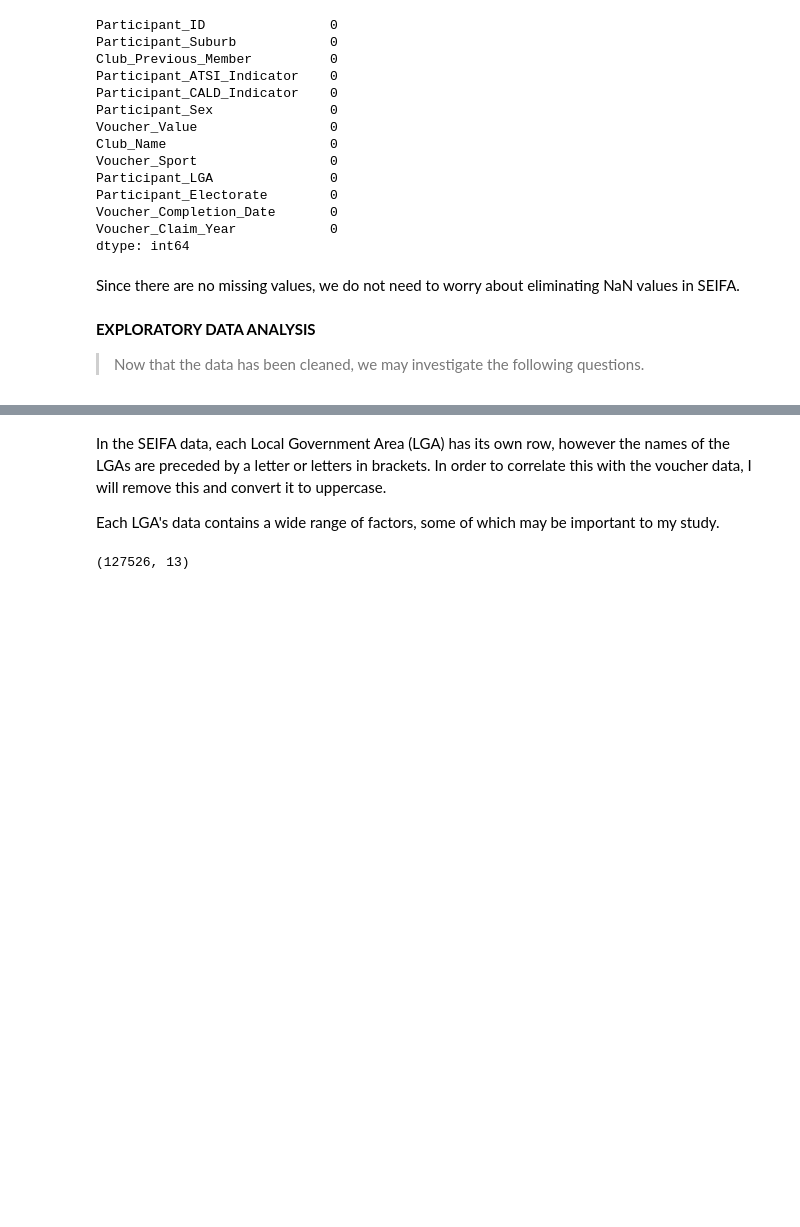
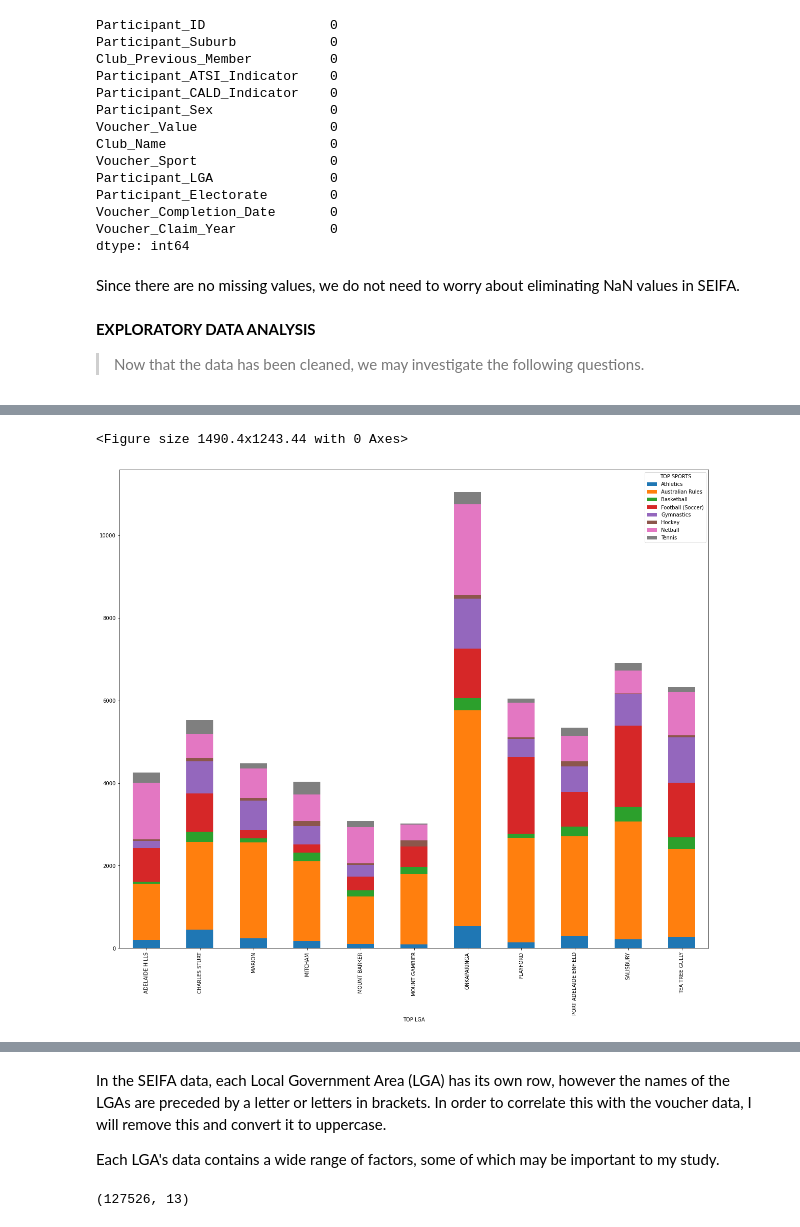
Before and after one commit to MQCOMP2200-S2-2021/data-science-portfolio-avagardiner, a Jupyter notebook: Portfolio 2.ipynb, the cells around one changed output, grey strips where cells are left out. Drawn from its saved outputs; the diff is of its cells as text; code cells hidden in the pictures; blank space fills up the shorter version.

```diff
--- a/Portfolio 2.ipynb
+++ b/Portfolio 2.ipynb
@@ -181,0 +278,23 @@ Since there are no missing values, we do not need to worry about eliminating NaN
+# %%
+Top_Sport = ['Australian Rules', 'Netball','Football (Soccer)','Gymnastics','Basketball','Athletics','Tennis','Hockey']
+Top_LGA = ['ONKAPARINGA','SALISBURY','TEA TREE GULLY','PLAYFORD','CHARLES STURT','PORT ADELAIDE ENFIELD','MARION','ADELAIDE HILLS' ,'MITCHAM' ,'MOUNT BARKER','MOUNT GAMBIER'   ]
+
+# selecting rows based on condition
+filter_data = sa_vouchers[sa_vouchers['Voucher_Sport'].isin(Top_Sport)]
+filter_data = filter_data[filter_data['Participant_LGA'].isin(Top_LGA)]
+# %%
+# Change the size
+plt.figure(figsize=(20.7,17.27))
+# Plot Figures
+filter_data.pivot_table(index='Participant_LGA', columns='Voucher_Sport', values='Participant_ID', aggfunc=len).sort_values(by='Participant_LGA', ascending=True).plot.bar(rot=0, stacked=True, figsize=[20.7,17.27])
+# Rotates X-Axis Ticks by 90-degrees
+plt.xticks(rotation = 90)
+# Name the legend
+plt.legend(title = 'TOP SPORTS')
+# Add label on the x-axis
+plt.xlabel('TOP LGA')
+# Show graph
+plt.show()
+# %% [output]
+<Figure size 1490.4x1243.44 with 0 Axes>
+[figure, added]
```
Also changed, not shown: parts of 14 cells of this notebook.
